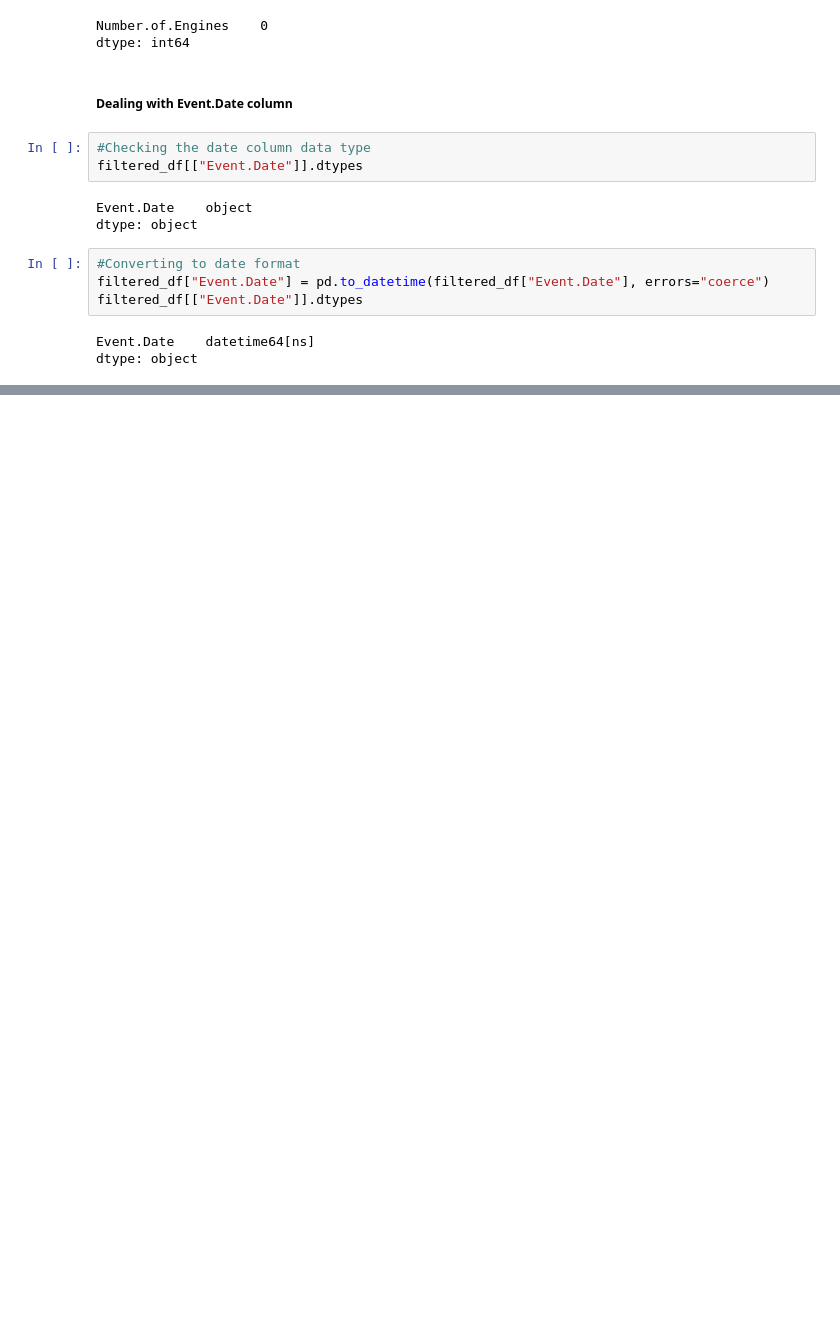
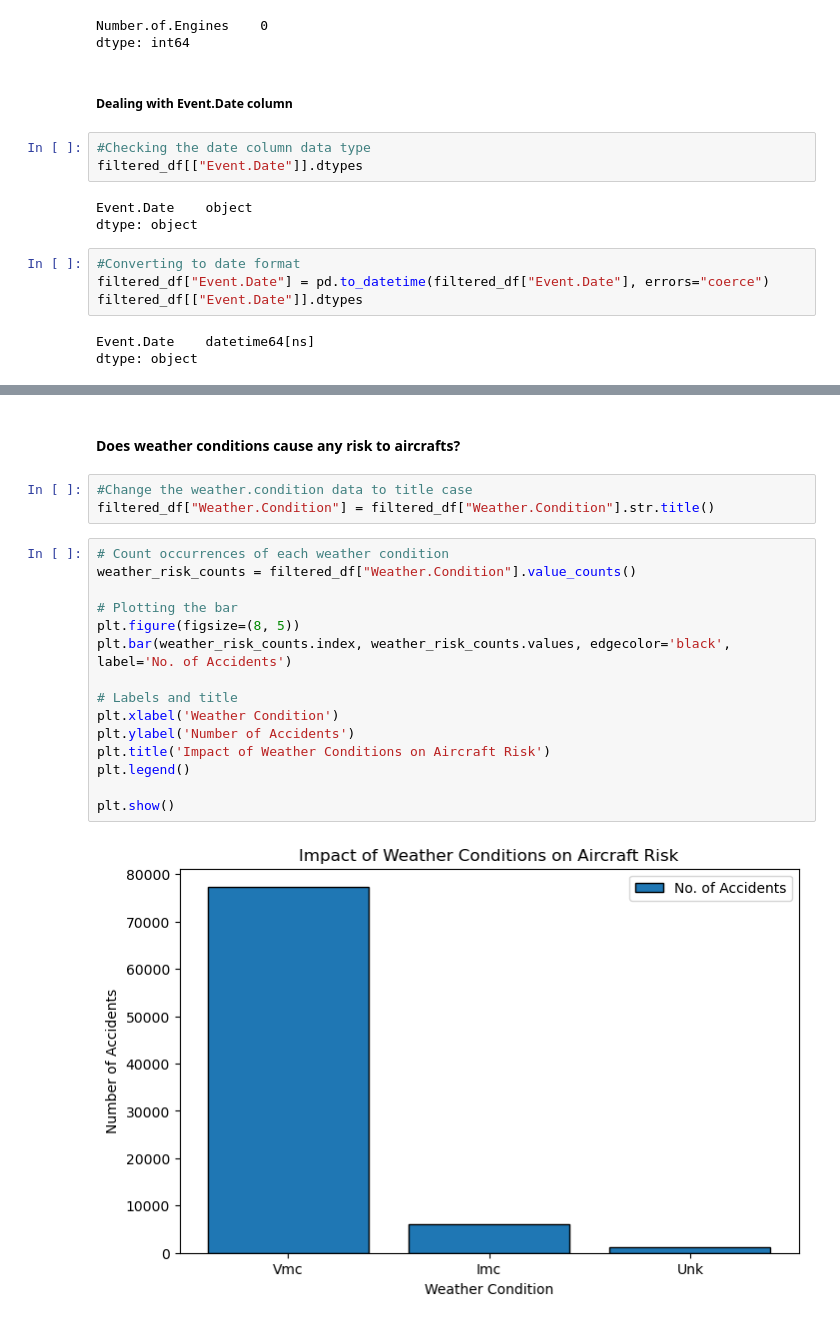
Before and after one commit to blaise-mwangi/dsc-project-aviation, a Jupyter notebook: dsc_project_aviation.ipynb, the cells around one changed output, grey strips where cells are left out. Cells and saved outputs as stored; diff of their text form; blank space fills up the shorter version.

```diff
--- a/dsc_project_aviation.ipynb
+++ b/dsc_project_aviation.ipynb
@@ -259,0 +274,22 @@ dtype: object
+# %% [markdown]
+#### **Does weather conditions cause any risk to aircrafts?**
+# %%
+#Change the weather.condition data to title case
+filtered_df["Weather.Condition"] = filtered_df["Weather.Condition"].str.title()
+# %%
+# Count occurrences of each weather condition
+weather_risk_counts = filtered_df["Weather.Condition"].value_counts()
+
+# Plotting the bar
+plt.figure(figsize=(8, 5))
+plt.bar(weather_risk_counts.index, weather_risk_counts.values, edgecolor='black', label='No. of Accidents')
+
+# Labels and title
+plt.xlabel('Weather Condition')
+plt.ylabel('Number of Accidents')
+plt.title('Impact of Weather Conditions on Aircraft Risk')
+plt.legend()
+
+plt.show()
+# %% [output]
+[figure, added]
```
Also changed, not shown: parts of 8 cells of this notebook.
